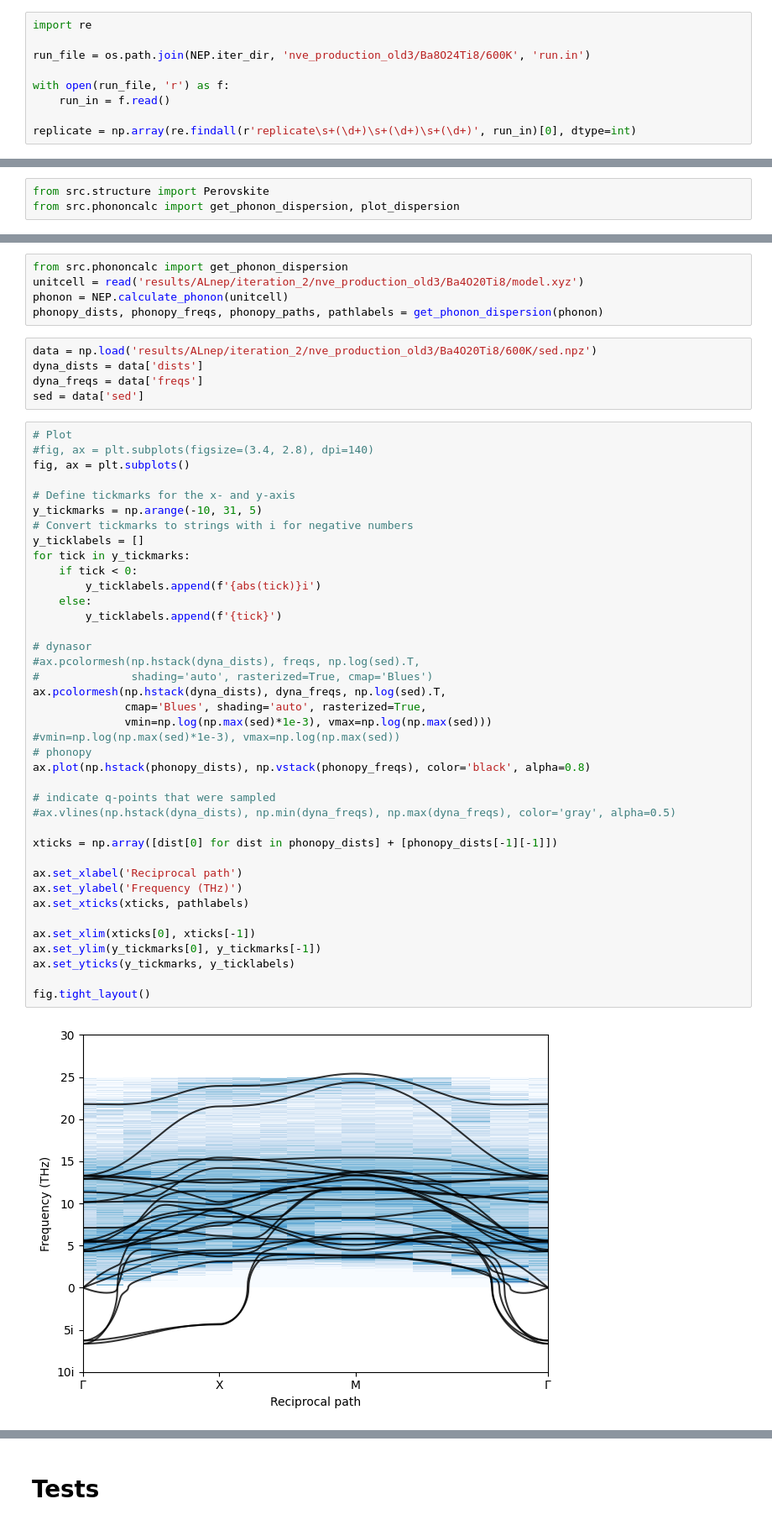
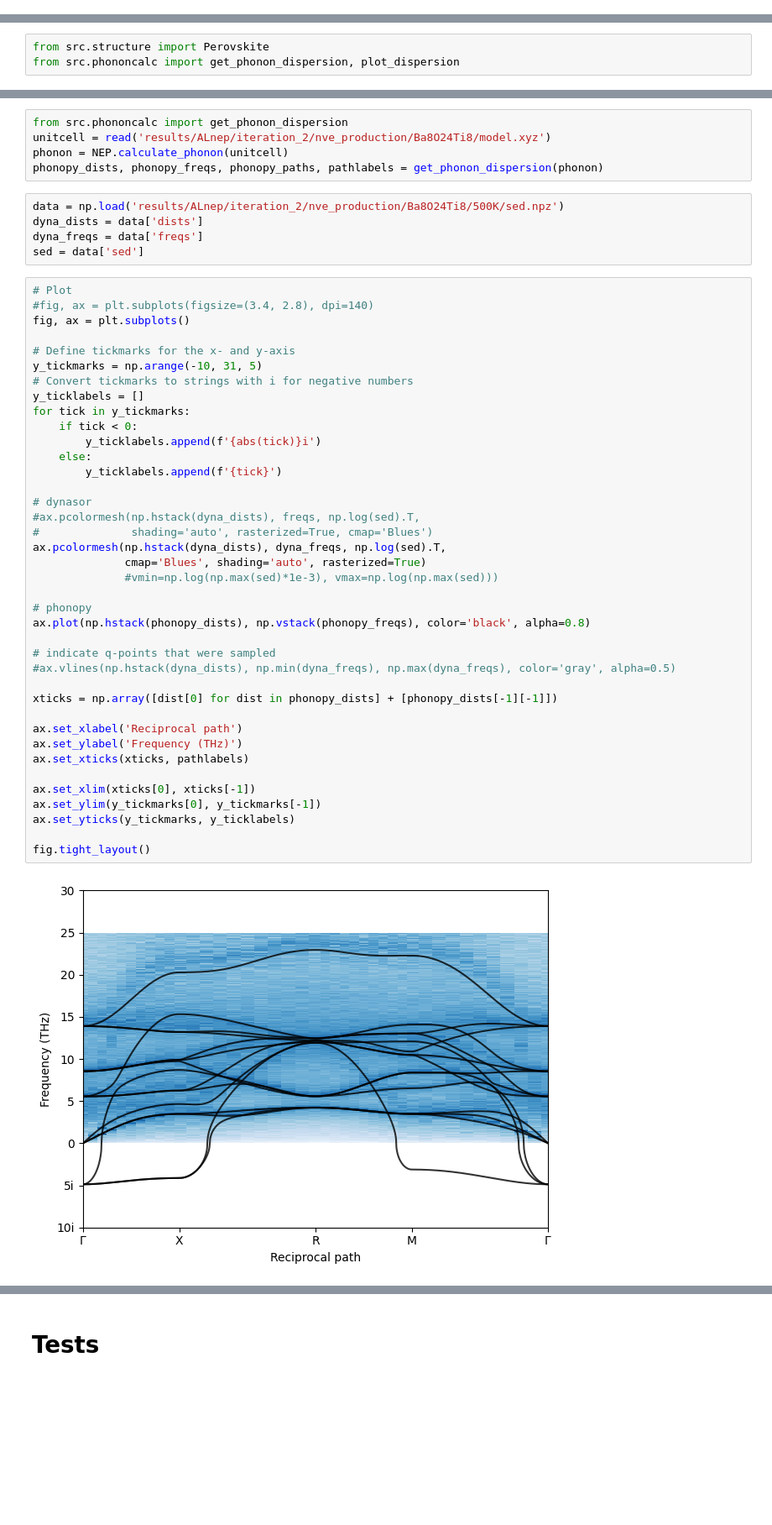
Before and after one commit to ThomasRavnborg/OxideSlabs, a Jupyter notebook: MLtraining.ipynb, the cells around one changed output, grey strips where cells are left out. Shown at 84% size. Cells and saved outputs as stored; diff of their text form; blank space fills up the shorter version.

```diff
--- a/MLtraining.ipynb
+++ b/MLtraining.ipynb
@@ -1881,9 +1862,0 @@ run 1000000
-# %%
-import re
-
-run_file = os.path.join(NEP.iter_dir, 'nve_production_old3/Ba8O24Ti8/600K', 'run.in')
-
-with open(run_file, 'r') as f:
-    run_in = f.read()
-
-replicate = np.array(re.findall(r'replicate\s+(\d+)\s+(\d+)\s+(\d+)', run_in)[0], dtype=int)
@@ -1991,10 +1885,10 @@ KeyboardInterrupt
 # %%
 from src.phononcalc import get_phonon_dispersion
-unitcell = read('results/ALnep/iteration_2/nve_production_old3/Ba4O20Ti8/model.xyz')
+unitcell = read('results/ALnep/iteration_2/nve_production/Ba8O24Ti8/model.xyz')
 phonon = NEP.calculate_phonon(unitcell)
 phonopy_dists, phonopy_freqs, phonopy_paths, pathlabels = get_phonon_dispersion(phonon)
 # %%
-data = np.load('results/ALnep/iteration_2/nve_production_old3/Ba4O20Ti8/600K/sed.npz')
+data = np.load('results/ALnep/iteration_2/nve_production/Ba8O24Ti8/500K/sed.npz')
 dyna_dists = data['dists']
 dyna_freqs = data['freqs']
 sed = data['sed']
@@ -2008,37 +1902,37 @@ y_tickmarks = np.arange(-10, 31, 5)
 # Convert tickmarks to strings with i for negative numbers
 y_ticklabels = []
 for tick in y_tickmarks:
     if tick < 0:
         y_ticklabels.append(f'{abs(tick)}i')
     else:
         y_ticklabels.append(f'{tick}')
 
 # dynasor
 #ax.pcolormesh(np.hstack(dyna_dists), freqs, np.log(sed).T,
 #              shading='auto', rasterized=True, cmap='Blues')
 ax.pcolormesh(np.hstack(dyna_dists), dyna_freqs, np.log(sed).T,
-              cmap='Blues', shading='auto', rasterized=True,
-              vmin=np.log(np.max(sed)*1e-3), vmax=np.log(np.max(sed)))
-#vmin=np.log(np.max(sed)*1e-3), vmax=np.log(np.max(sed))
+              cmap='Blues', shading='auto', rasterized=True)
+              #vmin=np.log(np.max(sed)*1e-3), vmax=np.log(np.max(sed)))
+
 # phonopy
 ax.plot(np.hstack(phonopy_dists), np.vstack(phonopy_freqs), color='black', alpha=0.8)
 
 # indicate q-points that were sampled
 #ax.vlines(np.hstack(dyna_dists), np.min(dyna_freqs), np.max(dyna_freqs), color='gray', alpha=0.5)
 
 xticks = np.array([dist[0] for dist in phonopy_dists] + [phonopy_dists[-1][-1]])
 
 ax.set_xlabel('Reciprocal path')
 ax.set_ylabel('Frequency (THz)')
 ax.set_xticks(xticks, pathlabels)
 
 ax.set_xlim(xticks[0], xticks[-1])
 ax.set_ylim(y_tickmarks[0], y_tickmarks[-1])
 ax.set_yticks(y_tickmarks, y_ticklabels)
 
 fig.tight_layout()
 # %% [output]
-[figure, old version]
+[figure, new version]
 # %%
 special_indices = np.cumsum([0] + [len(d) for d in dyna_dists])[:-1]
 
```
Also changed, not shown: parts of 15 cells of this notebook, 2 other files.
